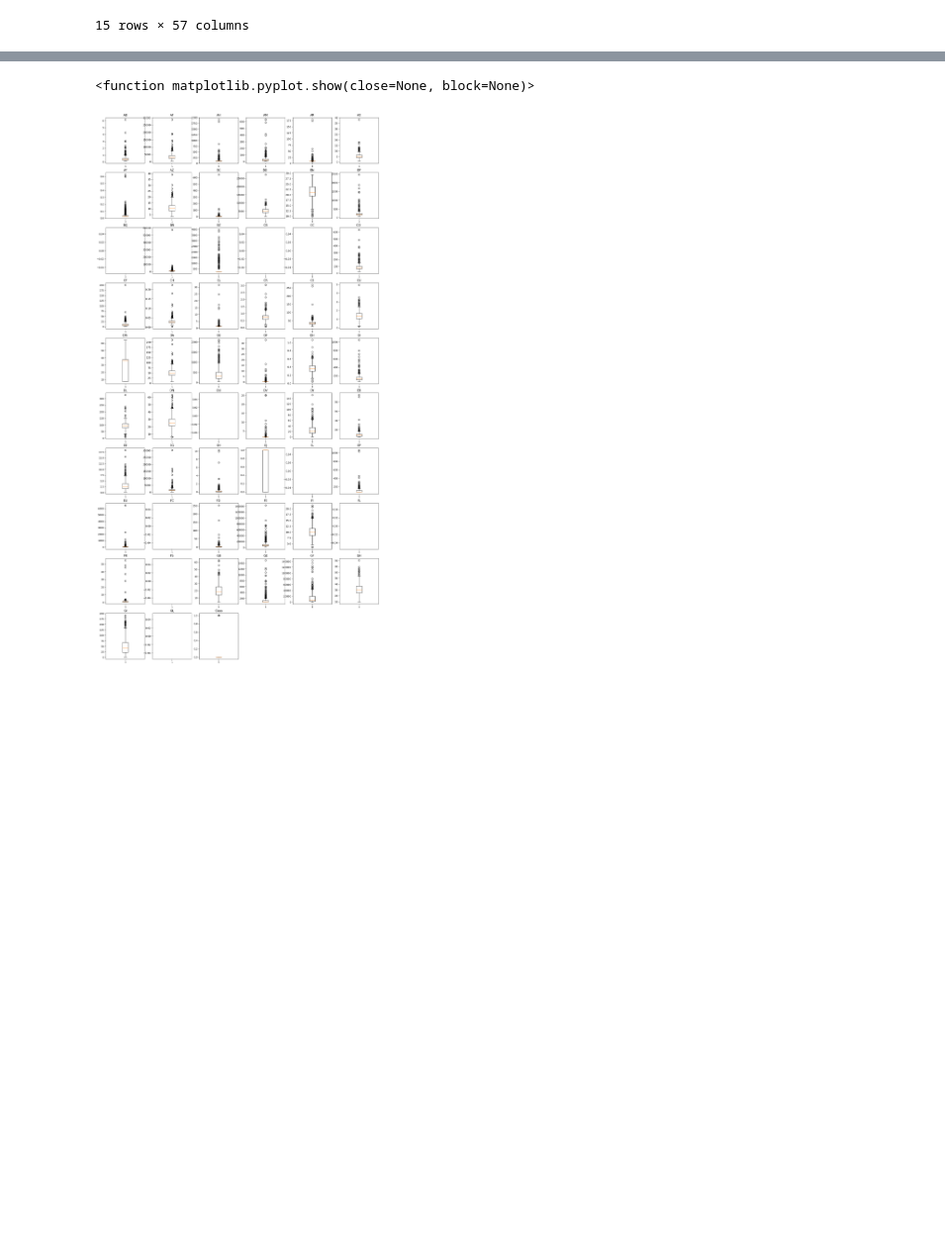
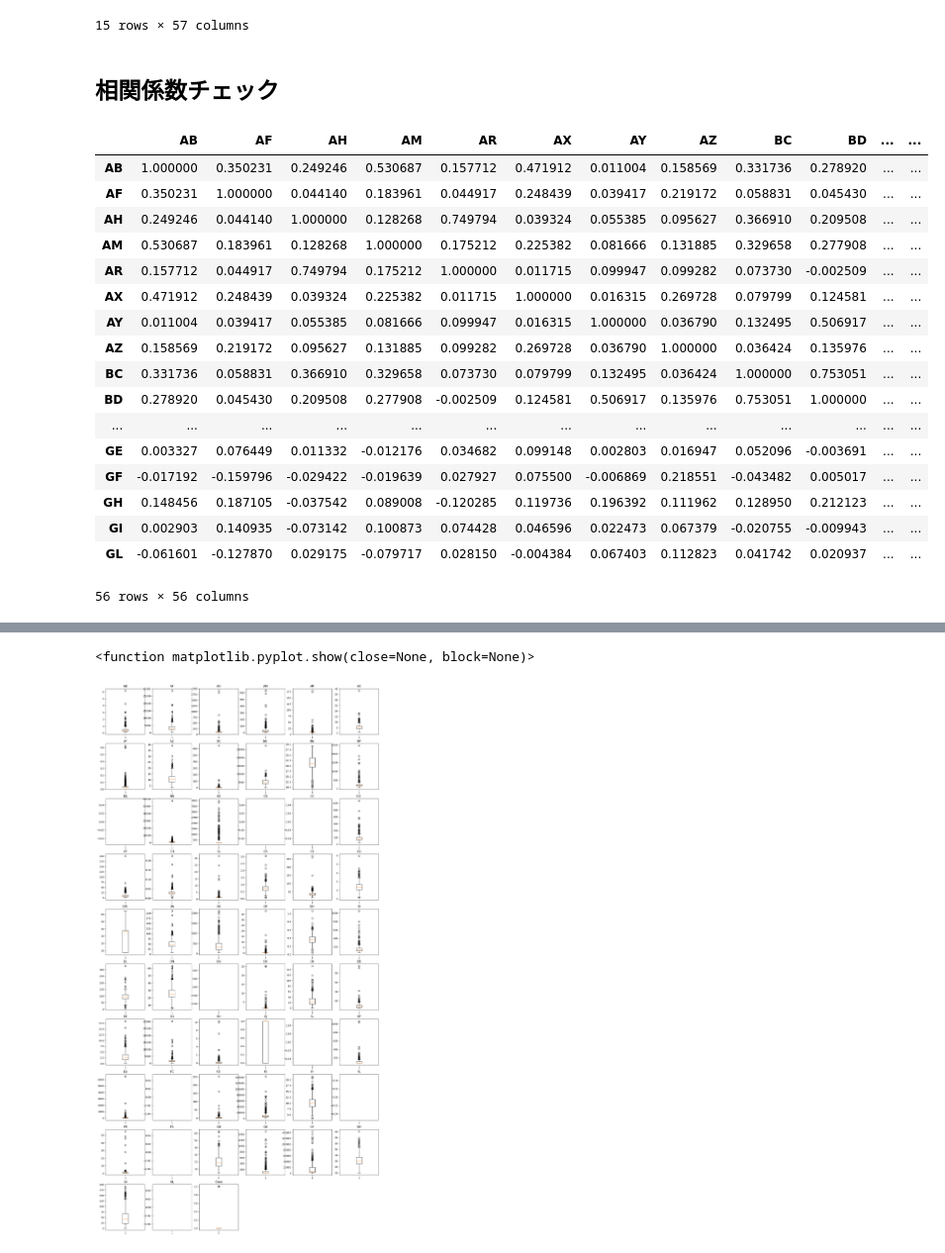
Before and after one commit to aruaru0/icr-kaggle, a Jupyter notebook: EDA.ipynb, the cells around one changed output, grey strips where cells are left out. Shown at 99% size. Saved outputs shown, nothing was run; the diff lists cells and outputs as text; code cells hidden in the pictures; blank space fills up the shorter version.

```diff
--- a/EDA.ipynb
+++ b/EDA.ipynb
@@ -39,3 +39,27 @@ train_df.head(15)
 | 06c0ddf265c5 | 0.534125 | 4784.80222 | 90.704235 | 8.739734 | 8.138688 | 7.003039 | 0.025578 | 10.152522 | 14.836108 | 5535.14441 | ... | ... |
 | 075bd937ab85 | 0.508487 | 1632.12907 | 85.200147 | 11.864607 | 17.617218 | 7.104918 | 0.234160 | 12.938006 | 11.438070 | 10563.27538 | ... | ... |
 15 rows × 57 columns
+# %% [markdown]
+## 相関係数チェック
+# %%
+corr = train_df.iloc[:, :-1].corr()
+corr
+# %% [output]
+|  | AB | AF | AH | AM | AR | AX | AY | AZ | BC | BD | ... | ... |
+| AB | 1.000000 | 0.350231 | 0.249246 | 0.530687 | 0.157712 | 0.471912 | 0.011004 | 0.158569 | 0.331736 | 0.278920 | ... | ... |
+| AF | 0.350231 | 1.000000 | 0.044140 | 0.183961 | 0.044917 | 0.248439 | 0.039417 | 0.219172 | 0.058831 | 0.045430 | ... | ... |
+| AH | 0.249246 | 0.044140 | 1.000000 | 0.128268 | 0.749794 | 0.039324 | 0.055385 | 0.095627 | 0.366910 | 0.209508 | ... | ... |
+| AM | 0.530687 | 0.183961 | 0.128268 | 1.000000 | 0.175212 | 0.225382 | 0.081666 | 0.131885 | 0.329658 | 0.277908 | ... | ... |
+| AR | 0.157712 | 0.044917 | 0.749794 | 0.175212 | 1.000000 | 0.011715 | 0.099947 | 0.099282 | 0.073730 | -0.002509 | ... | ... |
+| AX | 0.471912 | 0.248439 | 0.039324 | 0.225382 | 0.011715 | 1.000000 | 0.016315 | 0.269728 | 0.079799 | 0.124581 | ... | ... |
+| AY | 0.011004 | 0.039417 | 0.055385 | 0.081666 | 0.099947 | 0.016315 | 1.000000 | 0.036790 | 0.132495 | 0.506917 | ... | ... |
+| AZ | 0.158569 | 0.219172 | 0.095627 | 0.131885 | 0.099282 | 0.269728 | 0.036790 | 1.000000 | 0.036424 | 0.135976 | ... | ... |
+| BC | 0.331736 | 0.058831 | 0.366910 | 0.329658 | 0.073730 | 0.079799 | 0.132495 | 0.036424 | 1.000000 | 0.753051 | ... | ... |
+| BD | 0.278920 | 0.045430 | 0.209508 | 0.277908 | -0.002509 | 0.124581 | 0.506917 | 0.135976 | 0.753051 | 1.000000 | ... | ... |
+| ... | ... | ... | ... | ... | ... | ... | ... | ... | ... | ... | ... | ... |
+| GE | 0.003327 | 0.076449 | 0.011332 | -0.012176 | 0.034682 | 0.099148 | 0.002803 | 0.016947 | 0.052096 | -0.003691 | ... | ... |
+| GF | -0.017192 | -0.159796 | -0.029422 | -0.019639 | 0.027927 | 0.075500 | -0.006869 | 0.218551 | -0.043482 | 0.005017 | ... | ... |
+| GH | 0.148456 | 0.187105 | -0.037542 | 0.089008 | -0.120285 | 0.119736 | 0.196392 | 0.111962 | 0.128950 | 0.212123 | ... | ... |
+| GI | 0.002903 | 0.140935 | -0.073142 | 0.100873 | 0.074428 | 0.046596 | 0.022473 | 0.067379 | -0.020755 | -0.009943 | ... | ... |
+| GL | -0.061601 | -0.127870 | 0.029175 | -0.079717 | 0.028150 | -0.004384 | 0.067403 | 0.112823 | 0.041742 | 0.020937 | ... | ... |
+56 rows × 56 columns
```
Also changed, not shown: parts of 7 cells of this notebook, 5 other files.
